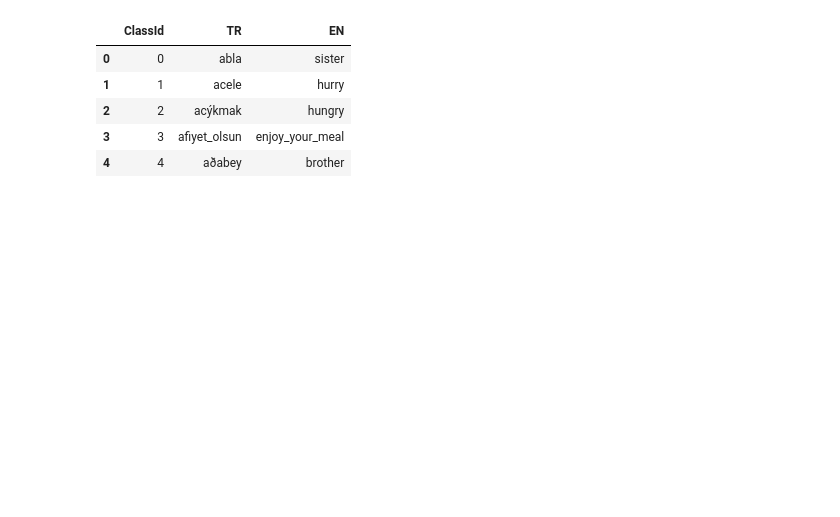
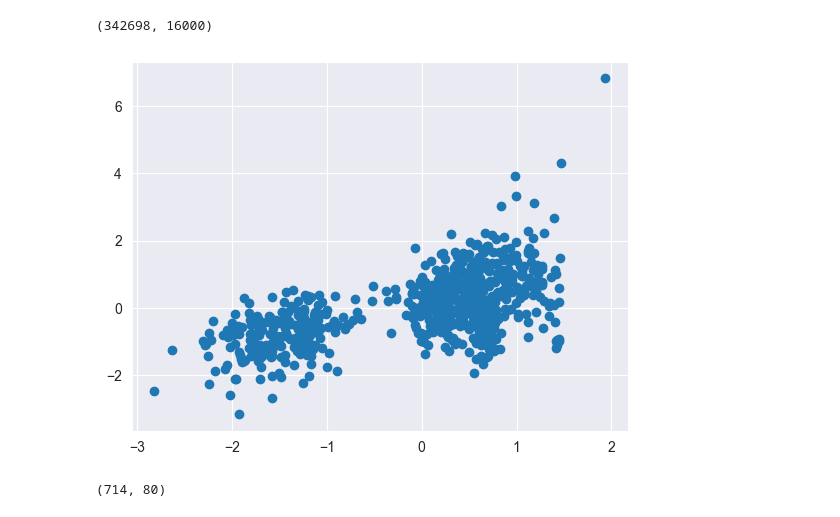
Before and after one commit to Emre-Dinc/speechRecognitionEnhanced, a Jupyter notebook: annen.ipynb, the cells around one changed output. Cells and saved outputs as stored; diff of their text form; code cells hidden in the pictures; blank space fills up the shorter version.

```diff
--- a/annen.ipynb
+++ b/annen.ipynb
@@ -1,18 +0,0 @@
-# %%
-import numpy as np  # linear algebra
-import pandas as pd  # data processing, CSV file I/O (e.g. pd.read_csv)
-import os
-
-for dirname, _, filenames in os.walk('/kaggle/input'):
-    for filename in filenames:
-        print(os.path.join(dirname, filename))
-df = pd.read_csv("SignList_ClassId_TR_EN.csv", encoding='unicode_escape')
-
-df.head()
-# %% [output]
-|  | ClassId | TR | EN |
-| 0 | 0 | abla | sister |
-| 1 | 1 | acele | hurry |
-| 2 | 2 | acýkmak | hungry |
-| 3 | 3 | afiyet_olsun | enjoy_your_meal |
-| 4 | 4 | aðabey | brother |
@@ -18,0 +9,11 @@ df.head()
+# %%
+import soundfile as sf
+import noisereduce as nr
+
+
+y, sr = malaya_speech.load('naber.wav')
+reduce_noise = nr.reduce_noise(y=y, sr=sr, prop_decrease= 1.1)
+sf.write("naber.wav", reduce_noise, samplerate=sr)
+len(y), sr
+# %% [output]
+(342698, 16000)
@@ -18,0 +35,13 @@ df.head()
+# %%
+from sklearn.cluster import SpectralClustering
+import matplotlib.pyplot as plt
+from numpy import random
+featurizer = malaya_speech.featurization.STTFeaturizer(feature_type = 'log_mel_spectrogram',
+                                                      frame_ms = 50, stride_ms = 30)
+features = featurizer(y)
+plt.scatter(features[:,0],features[:,1])
+plt.show()
+features.shape
+# %% [output]
+[figure, added]
+(714, 80)
```
Also changed, not shown: parts of 22 cells of this notebook, 16 other files.
